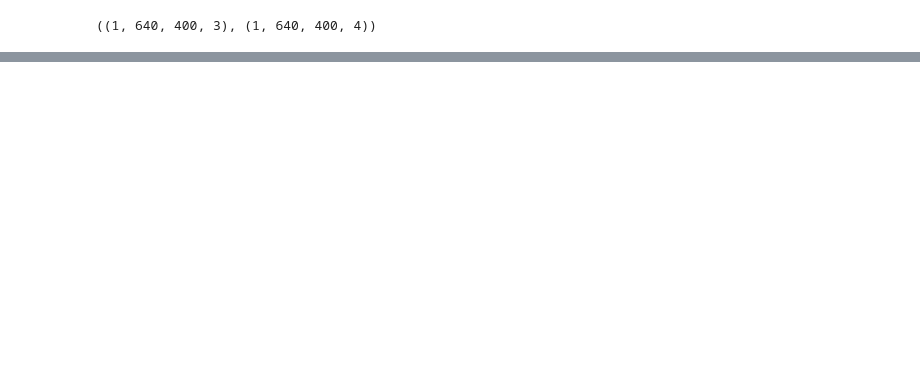
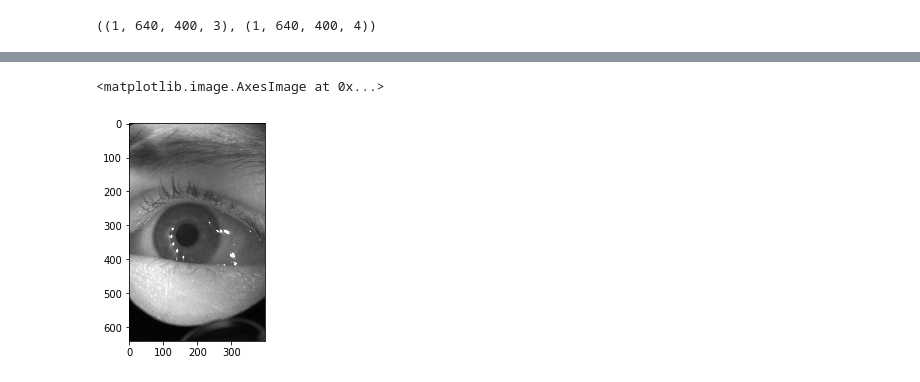
Before and after one commit to Choapinus/fc_keras, a Jupyter notebook: eval_model.ipynb, the cells around one changed output, grey strips where cells are left out. Drawn from its saved outputs; the diff is of its cells as text; code cells hidden in the pictures; blank space fills up the shorter version.

```diff
--- a/eval_model.ipynb
+++ b/eval_model.ipynb
@@ -54,3 +60,8 @@ np.unique(out, return_counts=True)
+# %%
+plt.imshow(im[0])
+# %% [output]
+<matplotlib.image.AxesImage at 0x...>
+[figure, added]
 # %%
 plt.imshow(out)
 # %% [output]
```
Also changed, not shown: parts of 8 cells of this notebook, 2 other files.
